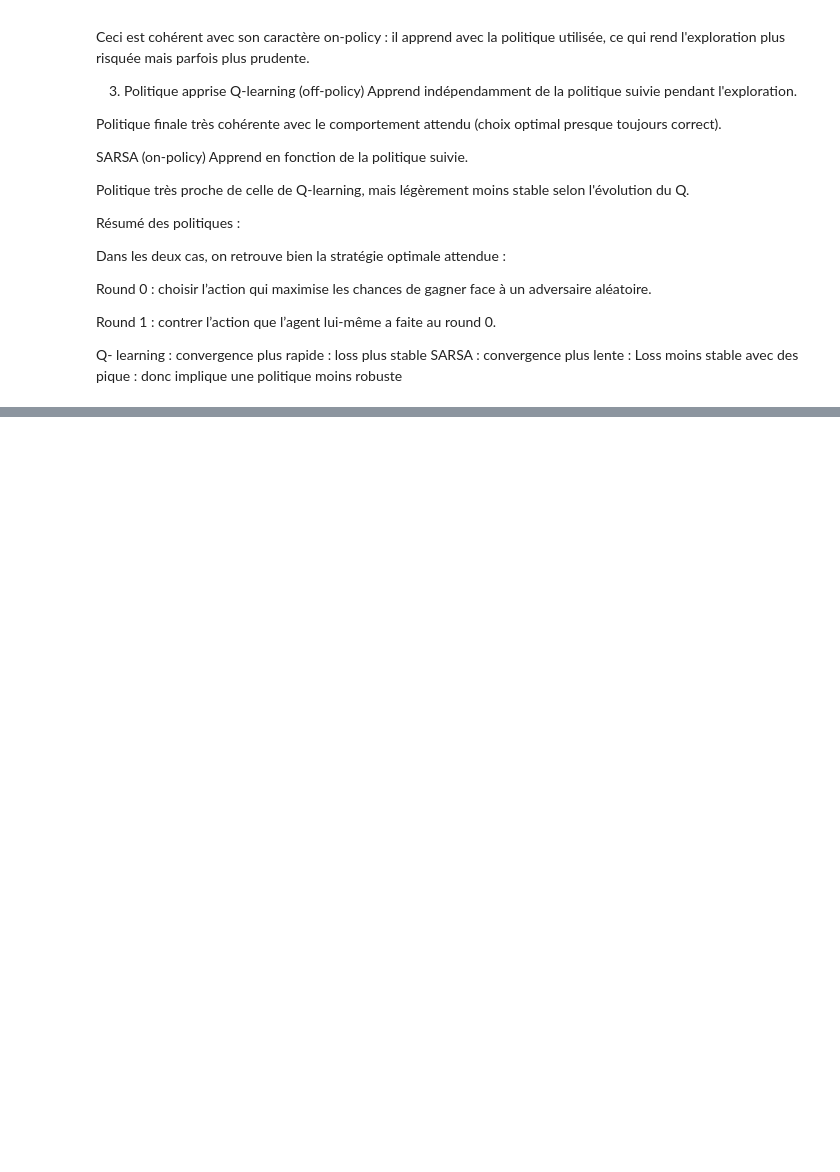
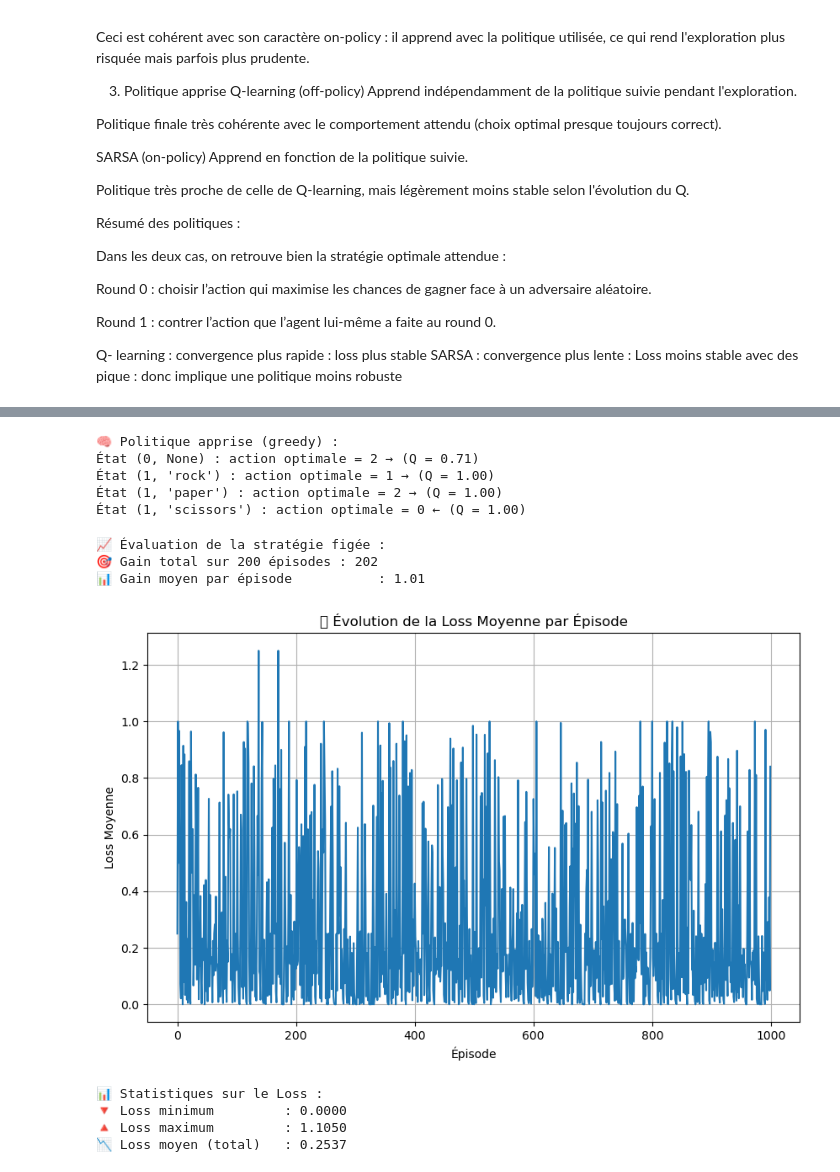
Before and after one commit to manelleha/deep_reinforcement_learning, a Jupyter notebook: projet_deep_renforcement_learning/notebooks/test_rock_paper.ipynb, the cells around one changed output, grey strips where cells are left out. Saved outputs shown, nothing was run; the diff lists cells and outputs as text; code cells hidden in the pictures; blank space fills up the shorter version.

```diff
--- a/projet_deep_renforcement_learning/notebooks/test_rock_paper.ipynb
+++ b/projet_deep_renforcement_learning/notebooks/test_rock_paper.ipynb
@@ -574,0 +597,22 @@ SARSA : convergence plus lente
+# %%
+# États à suivre pour visualisation Q (optionnel)
+etats_suivis = [
+    (0, None),
+    (1, 'rock'),
+    (1, 'paper'),
+    (1, 'scissors')
+]
+
+# Entraînement avec Dyna-Q
+Q, df_q, losses = dyna_q(
+    reinitialiser=reinitialiser,          # fonction qui retourne l'état initial
+    faire_un_pas=faire_un_pas,            # fonction qui prend une action et retourne (état suivant, récompense, terminé)
+    obtenir_actions=obtenir_actions,      # fonction qui retourne les actions possibles pour un état donné
+    episodes=1000,
+    alpha=0.05,
+    gamma=0.9,
+    epsilon=0.1,
+    planning_steps=30,
+    etats_suivis=etats_suivis,
+    verbose=True  # Pour afficher les détails à chaque pas
+)
@@ -574,0 +825,51 @@ SARSA : convergence plus lente
+# %%
+# Afficher la stratégie apprise
+etats = etats_suivis
+etats_terminaux = [None]
+afficher_politique(Q, etats, list(range(len(actions))), etats_terminaux)
+# %% [output]
+🧠 Politique apprise (greedy) :
+État (0, None) : action optimale = 2 → (Q = 0.71)
+État (1, 'rock') : action optimale = 1 → (Q = 1.00)
+État (1, 'paper') : action optimale = 2 → (Q = 1.00)
+État (1, 'scissors') : action optimale = 0 ← (Q = 1.00)
+# %%
+gain_moyen = tester_politique_figee(
+    Q,
+    reinitialiser=reinitialiser,
+    faire_un_pas=faire_un_pas,
+    obtenir_actions=obtenir_actions,
+    episodes=200,
+    verbose=False # True si tu veux voir les pas un à un
+)
+# %% [output]
+📈 Évaluation de la stratégie figée :
+🎯 Gain total sur 200 épisodes : 202
+📊 Gain moyen par épisode           : 1.01
+# %%
+
+# 📊 Tracer la courbe de la loss moyenne
+def tracer_loss(losses):
+    plt.figure(figsize=(10, 6))
+    plt.plot(losses)
+    plt.xlabel("Épisode")
+    plt.ylabel("Loss Moyenne")
+    plt.title("📉 Évolution de la Loss Moyenne par Épisode")
+    plt.grid()
+    plt.show()
+
+tracer_loss(losses)
+# %% [output]
+[figure, added]
+# %%
+import numpy as np
+
+print("\n📊 Statistiques sur le Loss :")
+print(f"🔻 Loss minimum         : {min(losses):.4f}")
+print(f"🔺 Loss maximum         : {max(losses):.4f}")
+print(f"📉 Loss moyen (total)   : {np.mean(losses):.4f}")
+# %% [output]
+📊 Statistiques sur le Loss :
+🔻 Loss minimum         : 0.0000
+🔺 Loss maximum         : 1.1050
+📉 Loss moyen (total)   : 0.2537
```
Also changed, not shown: parts of 9 cells of this notebook, 3 other files.
